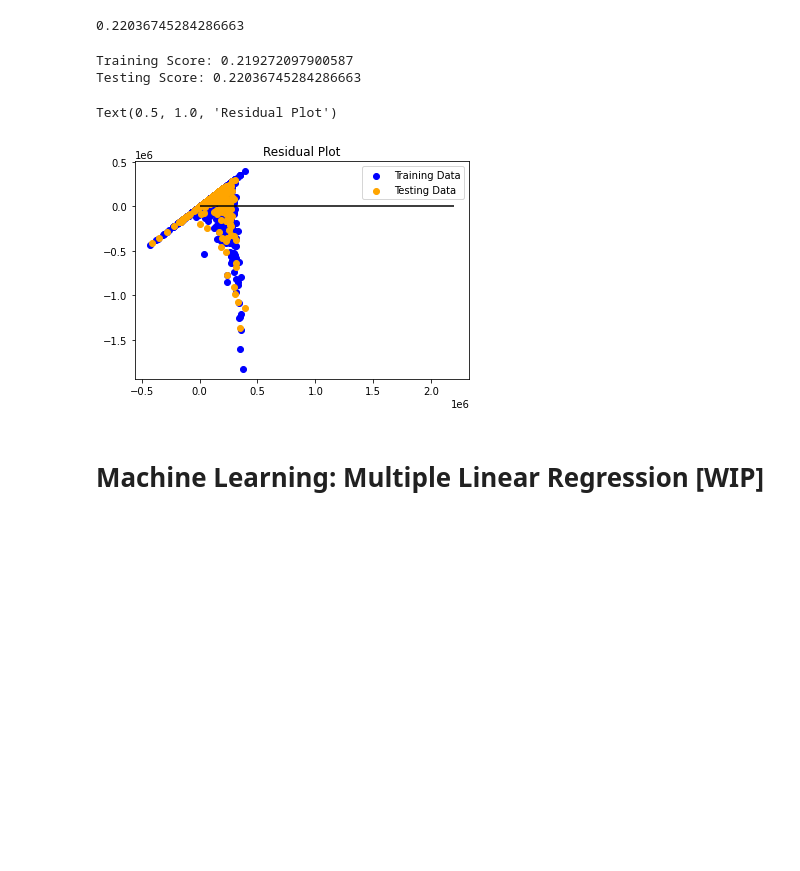
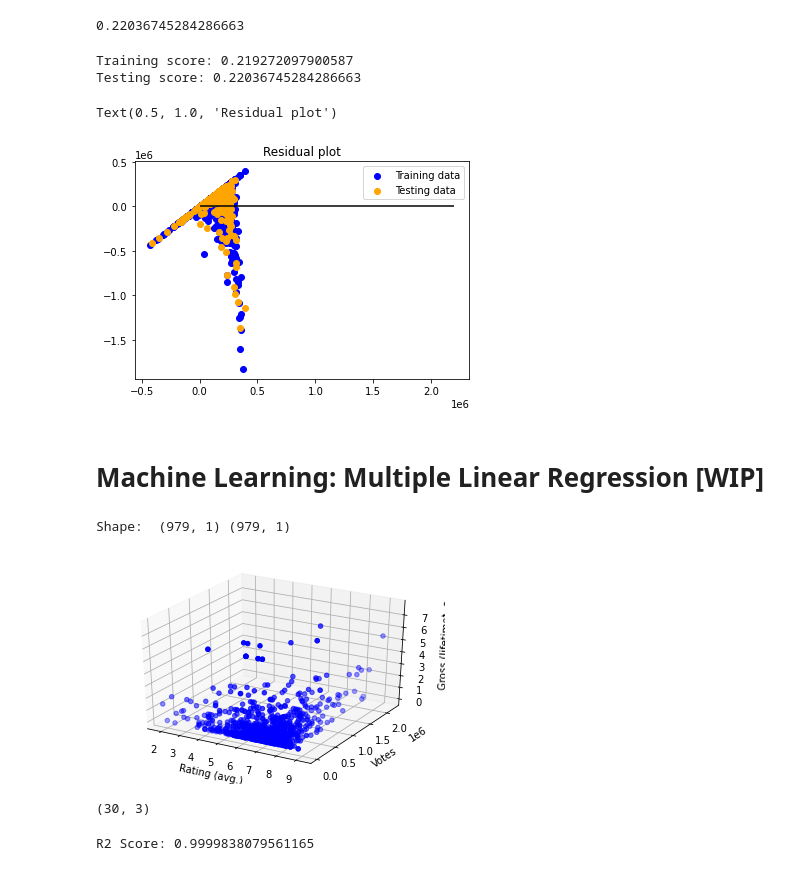
Before and after one commit to AlejandraRosa/final_project, a Jupyter notebook: notebooks/regressions.ipynb, the cells around one changed output. Cells and saved outputs as stored; diff of their text form; code cells hidden in the pictures; blank space fills up the shorter version.

```diff
--- a/notebooks/regressions.ipynb
+++ b/notebooks/regressions.ipynb
@@ -158,34 +139,59 @@ model.score(x_test, y_test)
 # %% [output]
 0.22036745284286663
 # %%
-training_score = model.score(x_train, y_train)
-testing_score = model.score(x_test, y_test)
+training_score = model.score(X_train, y_train)
+testing_score = model.score(X_test, y_test)
 
-print(f"Training Score: {training_score}")
-print(f"Testing Score: {testing_score}")
+print(f"Training score: {training_score}")
+print(f"Testing score: {testing_score}")
 # %% [output]
-Training Score: 0.219272097900587
-Testing Score: 0.22036745284286663
+Training score: 0.219272097900587
+Testing score: 0.22036745284286663
 # %%
 ## LABEL
 # Plot the Residuals for the Training and Testing data
-plt.scatter(model.predict(x_train), model.predict(x_train) - y_train, c="blue", label="Training Data")
-plt.scatter(model.predict(x_test), model.predict(x_test) - y_test, c="orange", label="Testing Data")
+plt.scatter(model.predict(X_train), model.predict(X_train) - y_train, c="blue", label="Training data")
+plt.scatter(model.predict(X_test), model.predict(X_test) - y_test, c="orange", label="Testing data")
 plt.legend()
 plt.hlines(y=0, xmin=y.min(), xmax=y.max())
-plt.title("Residual Plot")
+plt.title("Residual plot")
 # %% [output]
-Text(0.5, 1.0, 'Residual Plot')
+Text(0.5, 1.0, 'Residual plot')
 [figure]
 # %% [markdown]
 # Machine Learning: Multiple Linear Regression [WIP]
+# %%
+# Assign data to X, y (Sklearn requires a two-dimensional array of values so we use reshape to create this)
+X = dropped['Rating (avg.)'].values.reshape(-1, 1)
+y = dropped['Votes'].values.reshape(-1, 1)
+print("Shape: ", X.shape, y.shape)
+# %% [output]
+Shape:  (979, 1) (979, 1)
+# %%
+fig = plt.figure()
+ax = fig.add_subplot(111, projection='3d')
+x = dropped['Rating (avg.)']
+y = dropped['Votes']
+z = dropped['Gross (lifetime)']
+
+ax.scatter(x, y, z, c='b')
+ax.set_xlabel('Rating (avg.)')
+ax.set_ylabel('Votes')
+ax.set_zlabel('Gross (lifetime)')
+
+
+plt.show()
+# %% [output]
+[figure, added]
 # %%
+## TUTORIAL
 # Note: The weights are how important each feature is to the equation. This is the part that the algorithm has to learn. Multiple Linear Regression simply means that you have more than one feature variable.
-# Generate a linear dataset with 3 features
+# Generate a linear dataset with three features
+
 from sklearn.datasets import make_regression
 
 n_features = 3
-X, y = make_regression(n_samples=30, n_features=n_features,
-                       n_informative=n_features, random_state=42,
-                       noise=0.5, bias=100.0)
+X, y = make_regression(n_samples=30, n_features=n_features, n_informative=n_features, random_state=42,  noise=0.5, bias=100.0)
 print(X.shape)
+# %% [output]
+(30, 3)
@@ -200,3 +199,13 @@ plt.show()
 # We can still visualize 3 features as a 3D plot, but what about n-dimensions? This becomes very difficult for the human brain to visualize.
 # We could pick just one feature from X to fit our model, but what we really want it to find a line that best fits the data in n-dimensional space. To achieve this, Linear Regression can be solved using the analytical approach called Ordinary Least Squares or a computational approach Gradient Descent for estimating the parameters. Note that there are tradeoffs between using either approach. The Linear Regression model in Sklearn uses the Ordinary Least Squares method.
 # Luckily, we can just supply our n-dimensional features and sklearn will fit the model using all of our features.
+
+from sklearn.linear_model import LinearRegression
+model = LinearRegression()
+
+# Fitting our model with all of our features in X
+model.fit(X, y)
+score = model.score(X, y)
+print(f"R2 Score: {score}")
+# %% [output]
+R2 Score: 0.9999838079561165
```
Also changed, not shown: parts of 18 cells of this notebook.
